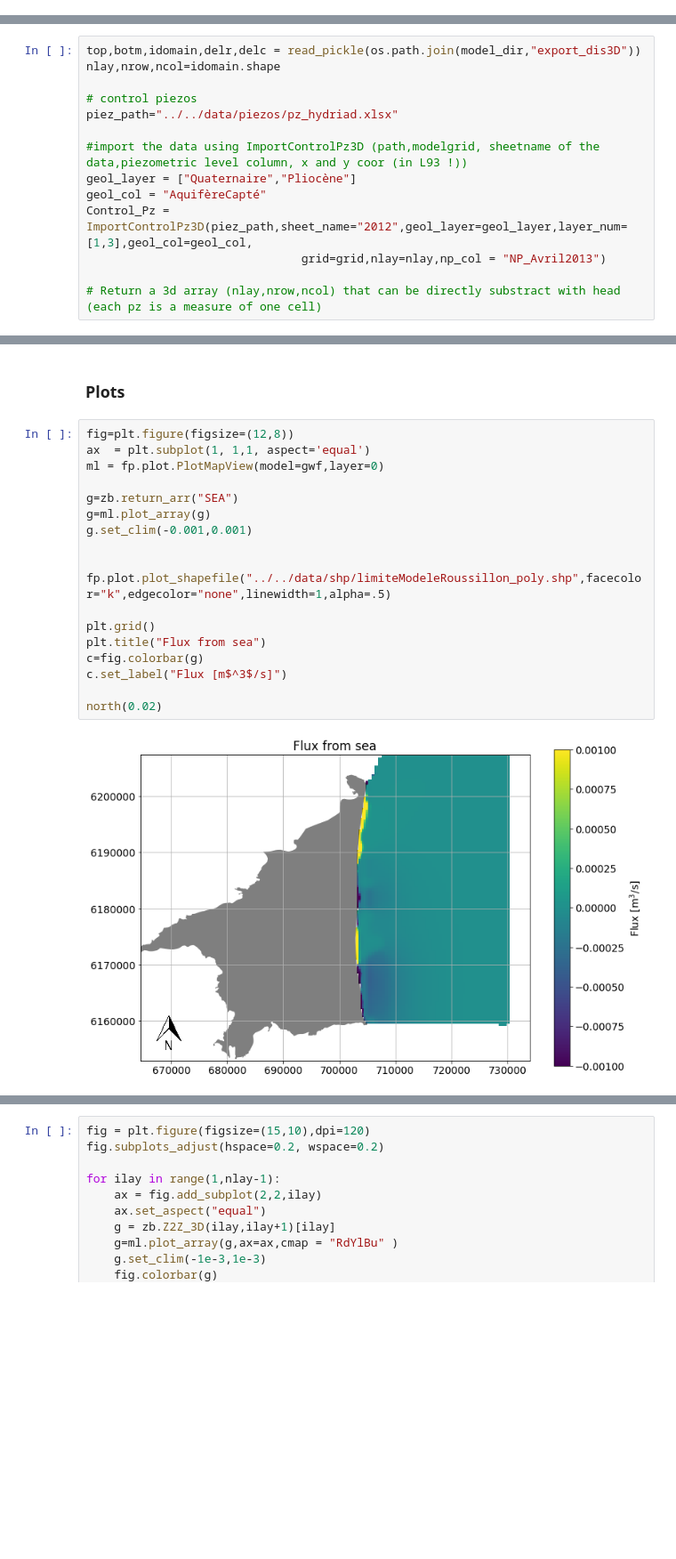
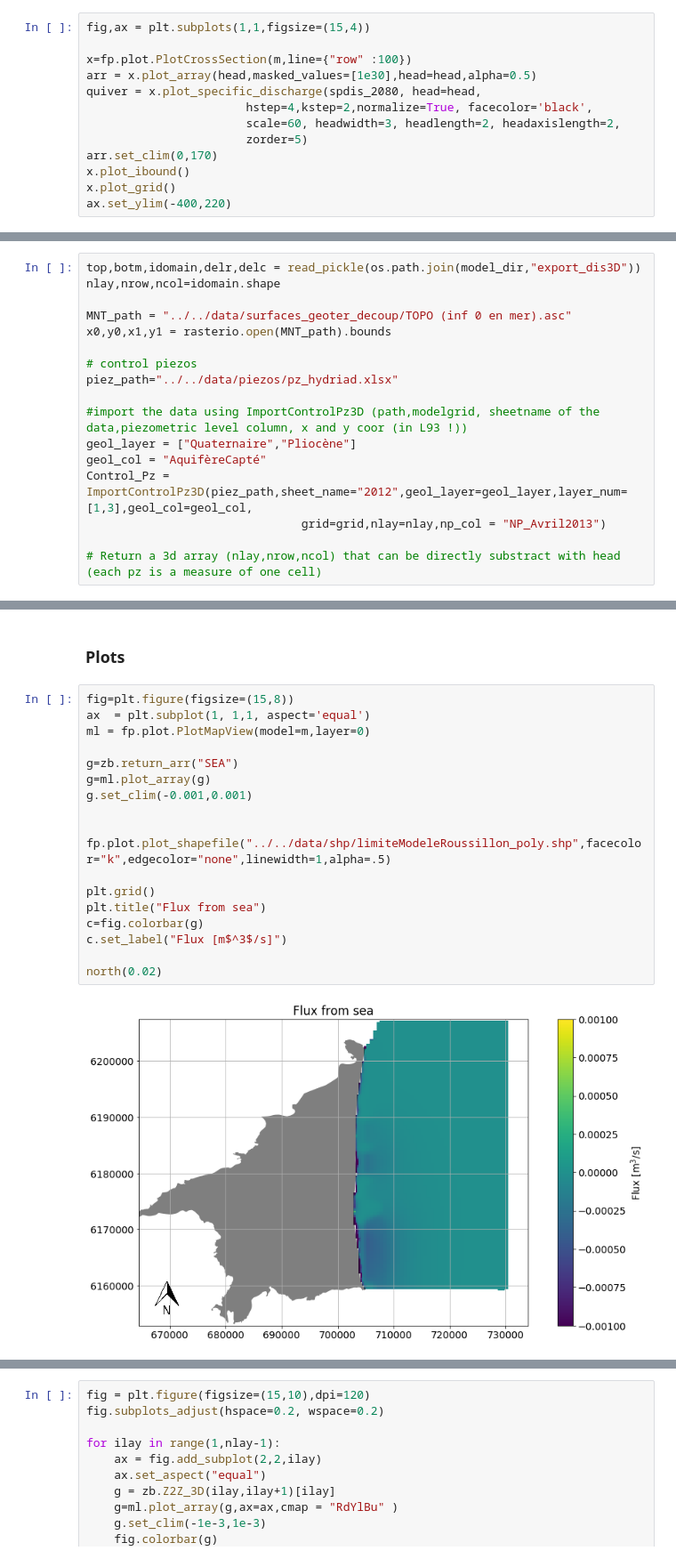
Before and after one commit to LudovicSchorpp/TM_Ludovic_Schorpp, a Jupyter notebook: codes_flopy/pred_clim/I3D_2700/I3D_2700.ipynb, the cells around one changed output, grey strips where cells are left out. Shown at 89% size. Saved outputs shown, nothing was run; the diff lists cells and outputs as text; blank space fills up the shorter version.

```diff
--- a/codes_flopy/pred_clim/I3D_2700/I3D_2700.ipynb
+++ b/codes_flopy/pred_clim/I3D_2700/I3D_2700.ipynb
@@ -549,0 +440,13 @@ cb.set_label("Head [m]",fontsize=17)
+# %%
+fig,ax = plt.subplots(1,1,figsize=(15,4))
+
+x=fp.plot.PlotCrossSection(m,line={"row" :100})
+arr = x.plot_array(head,masked_values=[1e30],head=head,alpha=0.5)
+quiver = x.plot_specific_discharge(spdis_2080, head=head,
+                       hstep=4,kstep=2,normalize=True, facecolor='black',
+                       scale=60, headwidth=3, headlength=2, headaxislength=2,
+                       zorder=5)
+arr.set_clim(0,170)
+x.plot_ibound()
+x.plot_grid()
+ax.set_ylim(-400,220)
@@ -561,6 +468,9 @@ ax.text(3.7,1.35,"TOTAL OUT: {} m$^3$/s".format(np.round(Budget.sum()["OUT"],dec
 # %%
 top,botm,idomain,delr,delc = read_pickle(os.path.join(model_dir,"export_dis3D"))
 nlay,nrow,ncol=idomain.shape
+
+MNT_path = "../../data/surfaces_geoter_decoup/TOPO (inf 0 en mer).asc"
+x0,y0,x1,y1 = rasterio.open(MNT_path).bounds
 
 # control piezos
 piez_path="../../data/piezos/pz_hydriad.xlsx"
@@ -813,25 +723,25 @@ def north(zoom=0.01,x0=664525+5e3,y0=6152875+5e3):
 # %% [markdown]
 ### Plots
 # %%
-fig=plt.figure(figsize=(12,8))
+fig=plt.figure(figsize=(15,8))
 ax  = plt.subplot(1, 1,1, aspect='equal')
-ml = fp.plot.PlotMapView(model=gwf,layer=0)
+ml = fp.plot.PlotMapView(model=m,layer=0)
 
 g=zb.return_arr("SEA")
 g=ml.plot_array(g)
 g.set_clim(-0.001,0.001)
 
 
 fp.plot.plot_shapefile("../../data/shp/limiteModeleRoussillon_poly.shp",facecolor="k",edgecolor="none",linewidth=1,alpha=.5)
 
 plt.grid()
 plt.title("Flux from sea")
 c=fig.colorbar(g)
 c.set_label("Flux [m$^3$/s]")
 
 north(0.02)
 # %% [output]
-[figure, old version]
+[figure, new version]
 # %%
 fig=plt.figure(figsize=(12,10))
 ax  = plt.subplot(1, 1,1, aspect='equal')
```
Also changed, not shown: parts of 15 cells of this notebook, 31 other files.
